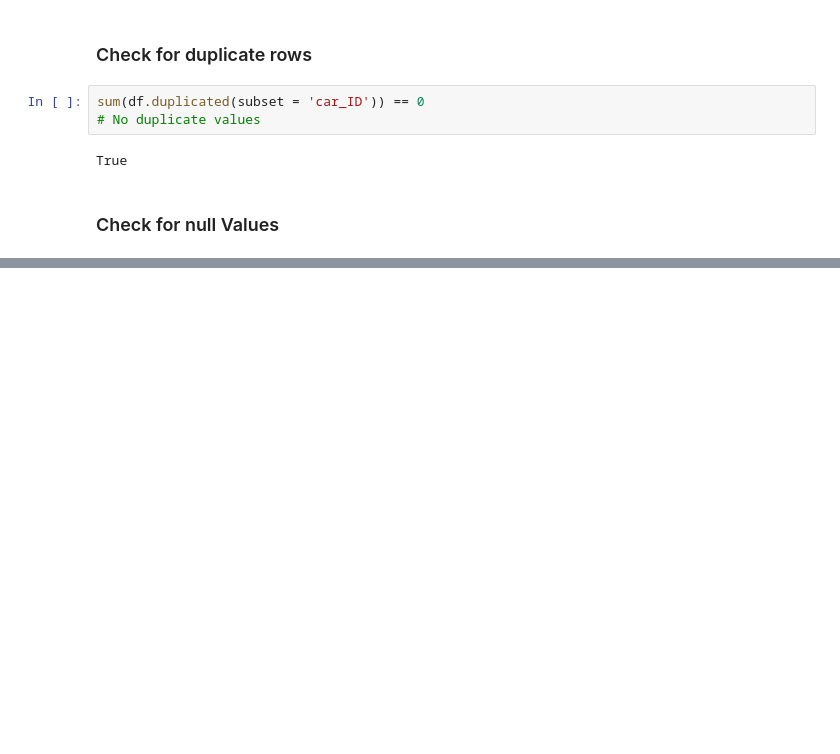
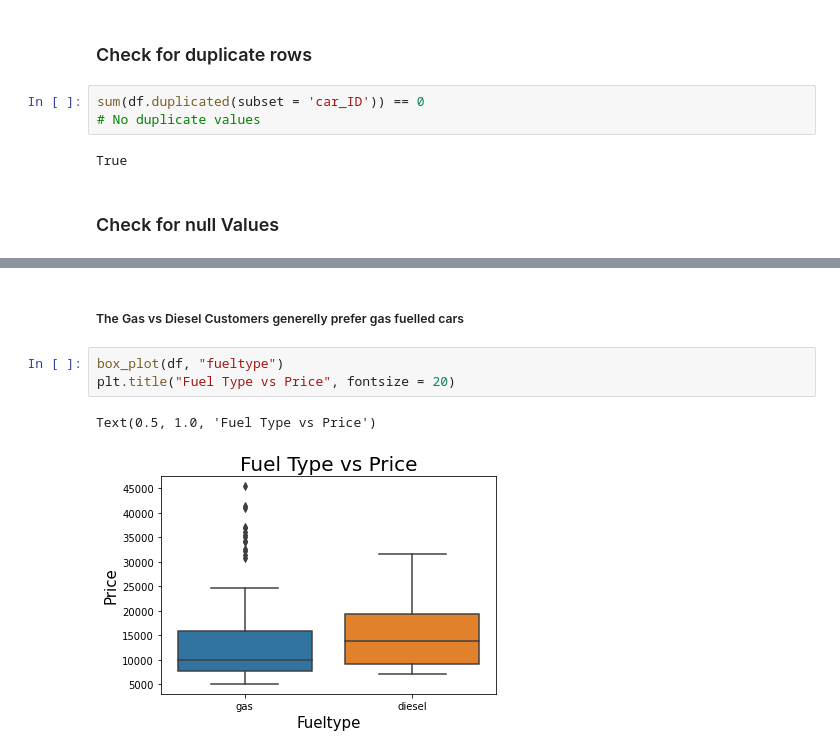
Before and after one commit to Filasisi/Car-Sales-Analytics, a Jupyter notebook: Car Data Analytics.ipynb, the cells around one changed output, grey strips where cells are left out. Saved outputs shown, nothing was run; the diff lists cells and outputs as text; blank space fills up the shorter version.

```diff
--- a/Car Data Analytics.ipynb
+++ b/Car Data Analytics.ipynb
@@ -241,0 +228,8 @@ Text(0.5, 0, 'Fuel Type')
+# %% [markdown]
+##### The Gas vs Diesel Customers generelly prefer  gas fuelled cars
+# %%
+box_plot(df, "fueltype")
+plt.title("Fuel Type vs Price", fontsize = 20)
+# %% [output]
+Text(0.5, 1.0, 'Fuel Type vs Price')
+[figure, added]
```
Also changed, not shown: parts of 21 cells of this notebook.
